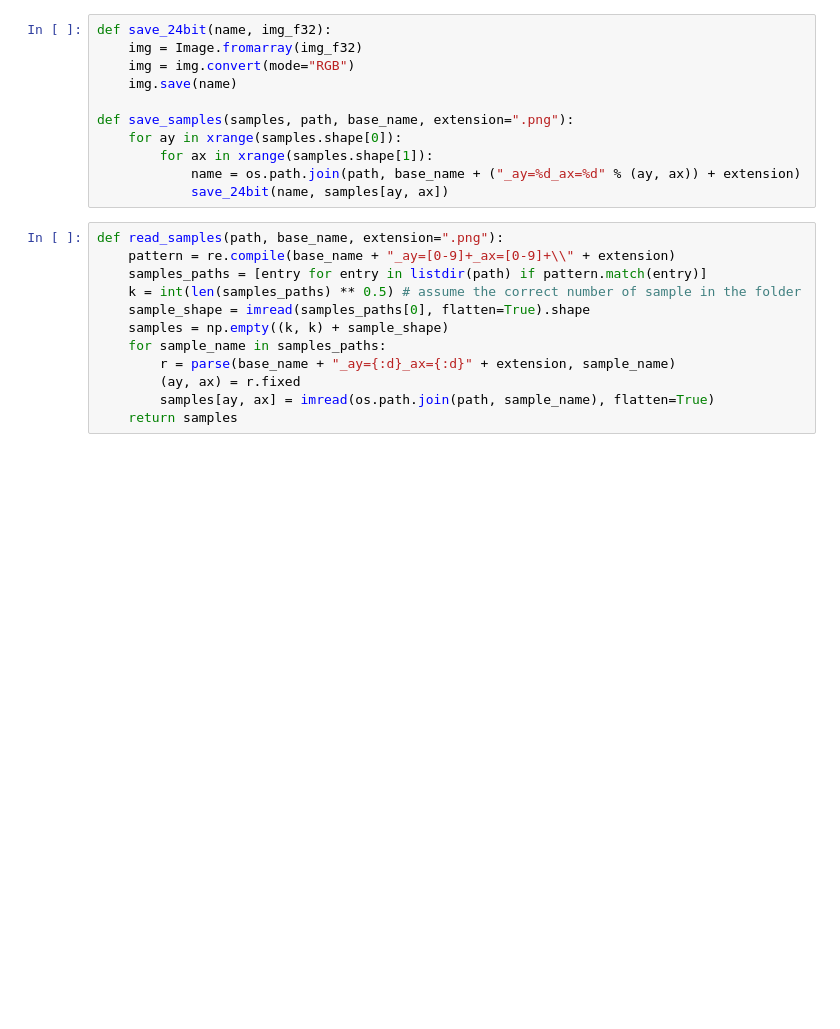
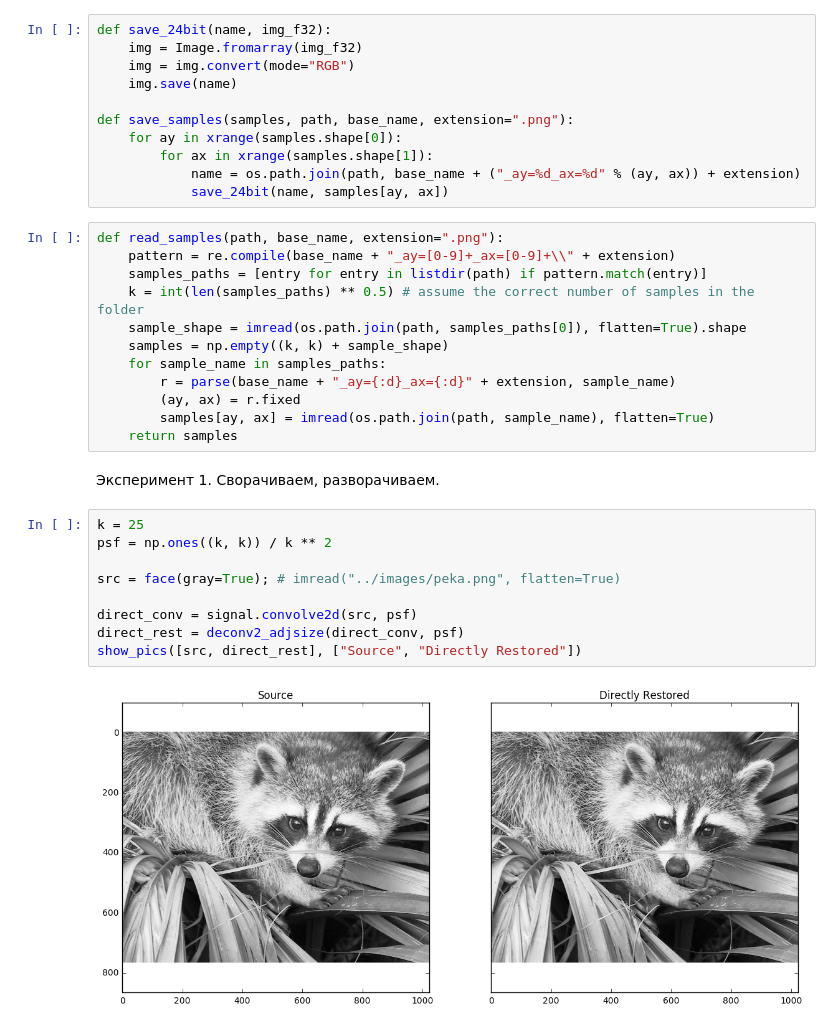
Before and after one commit to sky-mart/xray, a Jupyter notebook: SciPy/There And Back Again.ipynb, the cells around one changed output. Saved outputs shown, nothing was run; the diff lists cells and outputs as text; blank space fills up the shorter version.

Commit message:
Conducted 5 experiments describing the idea of deconvolution

```diff
--- a/SciPy/There And Back Again.ipynb
+++ b/SciPy/There And Back Again.ipynb
@@ -147,11 +182,24 @@ def save_samples(samples, path, base_name, extension=".png"):
 def read_samples(path, base_name, extension=".png"):
     pattern = re.compile(base_name + "_ay=[0-9]+_ax=[0-9]+\\" + extension)
     samples_paths = [entry for entry in listdir(path) if pattern.match(entry)]
-    k = int(len(samples_paths) ** 0.5) # assume the correct number of sample in the folder
-    sample_shape = imread(samples_paths[0], flatten=True).shape
+    k = int(len(samples_paths) ** 0.5) # assume the correct number of samples in the folder
+    sample_shape = imread(os.path.join(path, samples_paths[0]), flatten=True).shape
     samples = np.empty((k, k) + sample_shape)
     for sample_name in samples_paths:
         r = parse(base_name + "_ay={:d}_ax={:d}" + extension, sample_name)
         (ay, ax) = r.fixed
         samples[ay, ax] = imread(os.path.join(path, sample_name), flatten=True)
     return samples
+# %% [markdown]
+Эксперимент 1. Сворачиваем, разворачиваем.
+# %%
+k = 25
+psf = np.ones((k, k)) / k ** 2
+
+src = face(gray=True); # imread("../images/peka.png", flatten=True)
+
+direct_conv = signal.convolve2d(src, psf)
+direct_rest = deconv2_adjsize(direct_conv, psf)
+show_pics([src, direct_rest], ["Source", "Directly Restored"])
+# %% [output]
+[figure, added]
```
Also changed, not shown: parts of 13 cells of this notebook, 9 other files.
